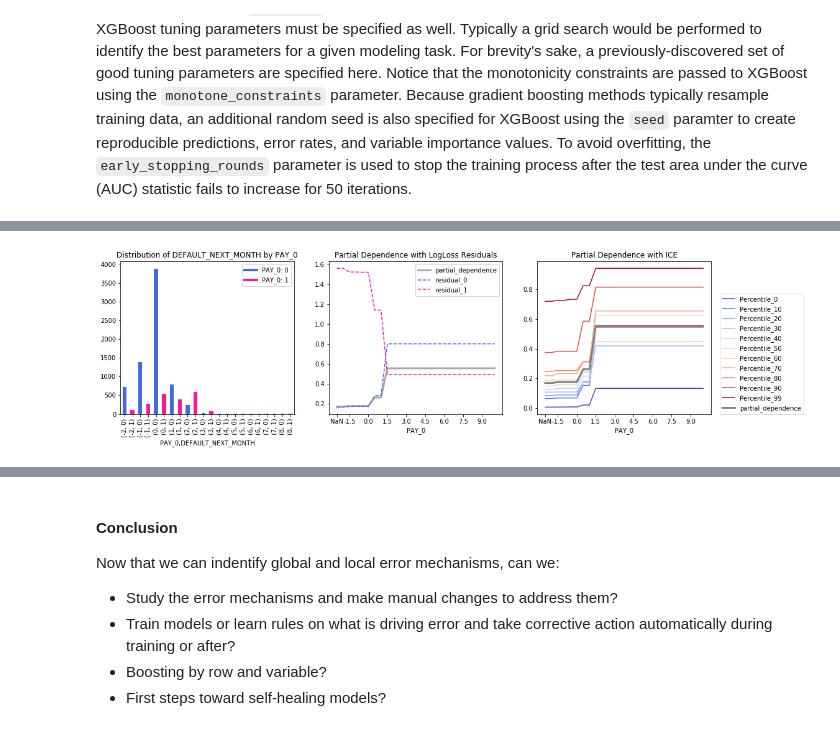
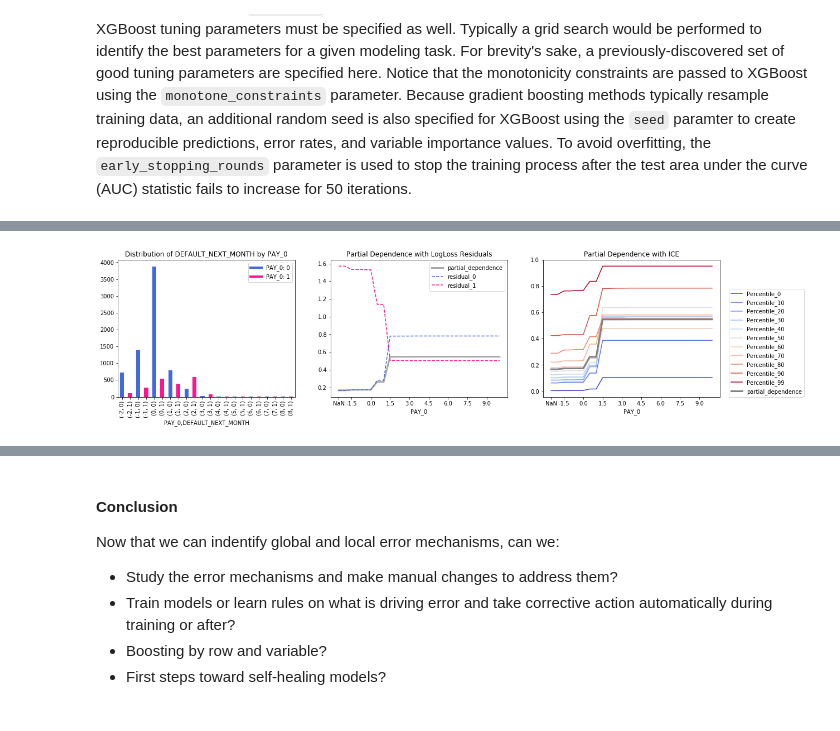
Before and after one commit to jphall663/interpretable_machine_learning_with_python, a Jupyter notebook: debugging_sens_analysis_redux.ipynb, the cells around one changed output, grey strips where cells are left out. Cells and saved outputs as stored; diff of their text form; code cells hidden in the pictures.

```diff
--- a/debugging_sens_analysis_redux.ipynb
+++ b/debugging_sens_analysis_redux.ipynb
@@ -428,6 +442,6 @@ percentile_dict
 # %%
 # retreive bins from original partial dependence calculation
-bins_PAY_0 = list(pardep_PAY_0['PAY_0'])
+bins_PAY_0 = list(par_dep_PAY_0['PAY_0'])
 
 # for each percentile in percentile_dict
 # create a new column in the par_dep frame
@@ -438,11 +452,11 @@ for i in sorted(percentile_dict.keys()):
     col_name = 'Percentile_' + str(i)
 
     # ICE curves for PAY_0 across percentiles at bins_PAY_0 intervals
-    pardep_PAY_0[col_name] = par_dep('PAY_0',
+    par_dep_PAY_0[col_name] = par_dep('PAY_0',
                                     test[test['ID'] == int(percentile_dict[i])][X],
                                     xgb_model,
                                     bins=bins_PAY_0)['partial_dependence']
 
-pardep_PAY_0
+par_dep_PAY_0
 # %% [output]
 |  | PAY_0 | partial_dependence | residual_0 | residual_1 | Percentile_0 | Percentile_10 | Percentile_20 | ... |
@@ -465,6 +483,4 @@ pardep_PAY_0
 # %%
-#### Function to plot partial dependence and ICE
-
 def plot_par_dep_ICE(xs, par_dep_frame, ax, ticks, labels):
 
 
@@ -474,9 +490,9 @@ def plot_par_dep_ICE(xs, par_dep_frame, ax, ticks, labels):
         xs: Name of variable for which to plot ICE and partial dependence.
         par_dep_frame: Name of Pandas DataFrame containing ICE and partial
                        dependence values.
-        ax:
-        ticks:
-        labels:
+        ax: Matplotlib axis object to use.
+        ticks: List of numeric x-axis tick marks.
+        labels: List of string values to use as the visual label for ticks.
 
     """
 
@@ -516,25 +522,34 @@ labels
 # %%
+# tricks to have NaN appear on the x-axis
+par_dep_PAY_0.iloc[0, 0] = -2.5
+ticks = [-2.5] + list(par_dep_PAY_0['PAY_0'])[2:][::3]
+labels = ['NaN'] + list(par_dep_PAY_0['PAY_0'])[2:][::3]
+
+# setup 3-way figure
 fig, (ax0, ax1, ax2) = plt.subplots(ncols=3, sharey=False)
 plt.tight_layout()
-plt.subplots_adjust(left=0.0, right=2.2, wspace=0.2)
+plt.subplots_adjust(left=0.0, right=2.5, wspace=0.2)
 
-from matplotlib.lines import Line2D
+# histogram grouped by target class for PAY_0
+from matplotlib.lines import Line2D # custom legend
 custom_lines = [Line2D([0], [0], color='royalblue', lw=4),
                 Line2D([0], [0], color='deeppink', lw=4)]
 
 gb = test.groupby(['PAY_0', y]).count()
 gb['color'] = 'deeppink'
 gb.iloc[::2, :]['color'] = 'royalblue'
 _ = test.groupby(['PAY_0', y]).count().plot(kind='bar', y='ID', legend=False, color=gb['color'],
                                             title='Distribution of DEFAULT_NEXT_MONTH by PAY_0', ax=ax0)
 _ = ax0.legend(custom_lines, ['PAY_0: 0', 'PAY_0: 1'])
 
+# partial dependence and residuals
 _ = ax1.set(xticks=ticks, xticklabels=labels)
-_ = pardep_PAY_0.plot(kind='line', x='PAY_0', y='partial_dependence', color='darkgrey', linewidth=3,
+_ = par_dep_PAY_0.plot(kind='line', x='PAY_0', y='partial_dependence', color='darkgrey', linewidth=3,
                       title='Partial Dependence with LogLoss Residuals', ax=ax1)
-_ = pardep_PAY_0.plot(kind='line', x='PAY_0', y='residual_0', color='royalblue', linestyle='--', ax=ax1)
-_ = pardep_PAY_0.plot(kind='line', x='PAY_0', y='residual_1', color='deeppink', linestyle='--', ax=ax1)
+_ = par_dep_PAY_0.plot(kind='line', x='PAY_0', y='residual_0', color='royalblue', linestyle='--', ax=ax1)
+_ = par_dep_PAY_0.plot(kind='line', x='PAY_0', y='residual_1', color='deeppink', linestyle='--', ax=ax1)
 
-plot_par_dep_ICE('PAY_0', pardep_PAY_0.drop(['residual_0', 'residual_1'], axis=1), ax2, ticks, labels)
+# partial dependence and ICE
+plot_par_dep_ICE('PAY_0', par_dep_PAY_0.drop(['residual_0', 'residual_1'], axis=1), ax2, ticks, labels)
 # %% [output]
-[figure, old version]
+[figure, new version]
```
Also changed, not shown: parts of 31 cells of this notebook.
